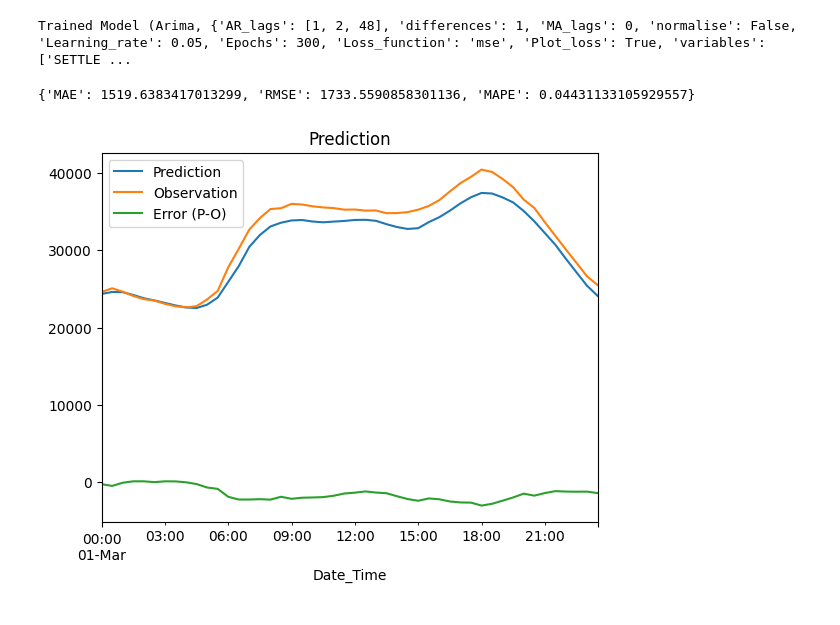
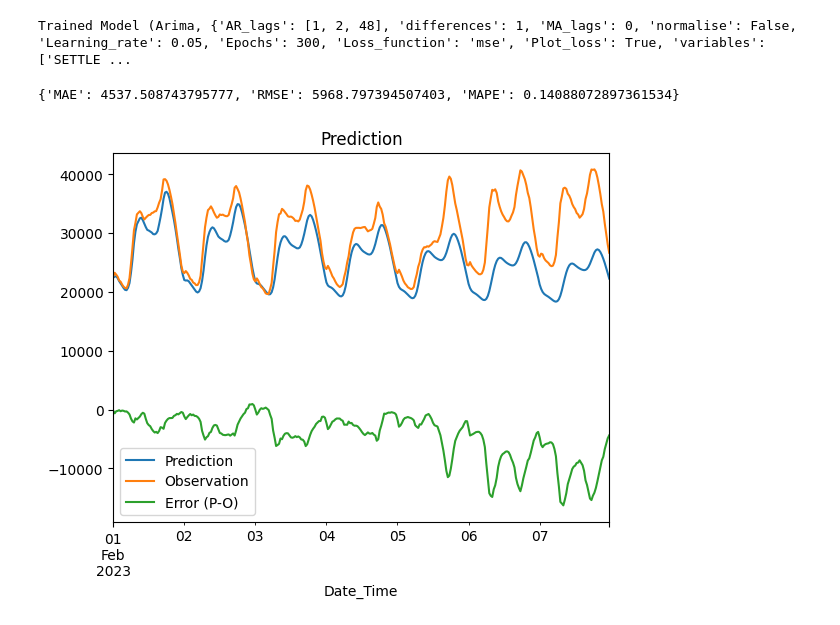
Before and after one commit to duff9/Time-Series-Forecasting-System, a Jupyter notebook: example_energy.ipynb, the cells around one changed output. Saved outputs shown, nothing was run; the diff lists cells and outputs as text; code cells hidden in the pictures.

Commit message:
refactor pre and post train actions and update test

```diff
--- a/example_energy.ipynb
+++ b/example_energy.ipynb
@@ -58,17 +59,17 @@ configuration = {
 # %%
 # ARIMA model
 model = m.create_model('Arima', configuration)
-m.train_model(model, observation_data, '2023-01-01', '2023-03-01')
+m.train_model(model, observation_data, '2023-01-01', '2023-02-01')
 print(model)
 # %% [output]
 Trained Model (Arima, {'AR_lags': [1, 2, 48], 'differences': 1, 'MA_lags': 0, 'normalise': False, 'Learning_rate': 0.05, 'Epochs': 300, 'Loss_function': 'mse', 'Plot_loss': True, 'variables': ['SETTLE ...
 # %%
-prediction = m.predict_from_model(model, observation_data, '2023-03-01', 48*1, dt.timedelta(minutes=30))
+prediction = m.predict_from_model(model, observation_data, '2023-02-01', 48*7, dt.timedelta(minutes=30))
 print(prediction.calculate_metrics())
 prediction.plot()
 # %% [output]
-{'MAE': 1519.6383417013299, 'RMSE': 1733.5590858301136, 'MAPE': 0.04431133105929557}
+{'MAE': 4537.508743795777, 'RMSE': 5968.797394507403, 'MAPE': 0.14088072897361534}
-[figure, old version]
+[figure, new version]
 # %%
 model = m.create_model('Lstm', configuration)
 m.train_model(model, observation_data, '2023-01-01', '2023-03-01')
```
Also changed, not shown: parts of 3 cells of this notebook, 4 other files.
